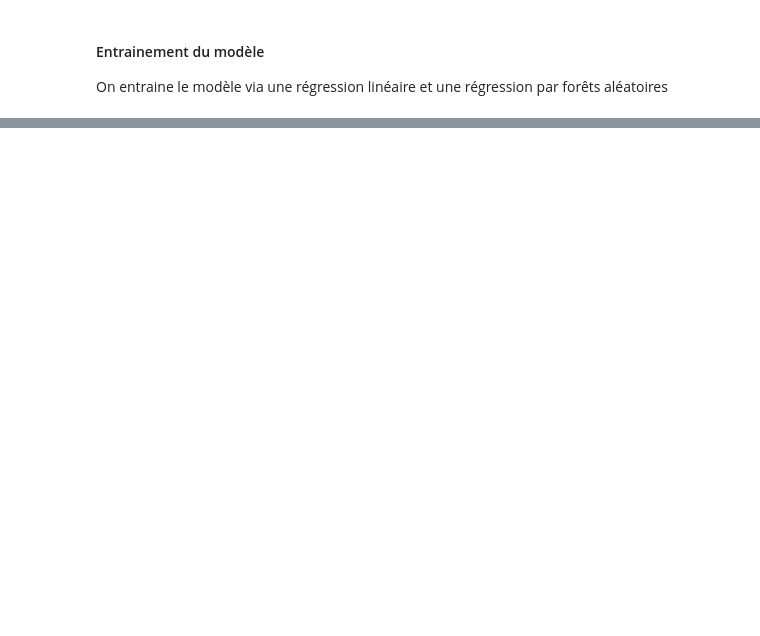
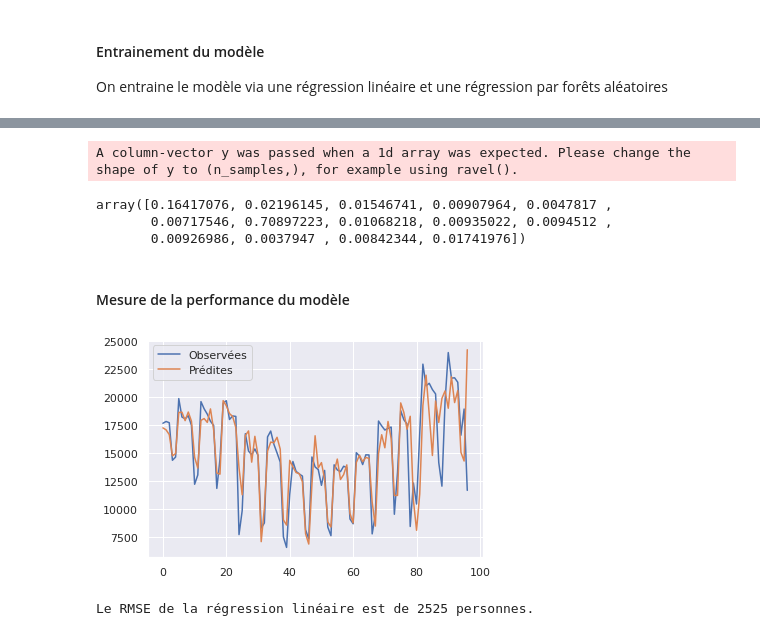
Before and after one commit to pierre-dumontel/subway_validations-, a Jupyter notebook: Notebook/Traitement_des_validations_du_réseau_de_transport_d'Ile_de_France_à_compléter.ipynb, the cells around one changed output, grey strips where cells are left out. Saved outputs shown, nothing was run; the diff lists cells and outputs as text; code cells hidden in the pictures; blank space fills up the shorter version.

```diff
--- a/Notebook/Traitement_des_validations_du_réseau_de_transport_d'Ile_de_France_à_compléter.ipynb
+++ b/Notebook/Traitement_des_validations_du_réseau_de_transport_d'Ile_de_France_à_compléter.ipynb
@@ -429,0 +524,28 @@ lm.coef_, lm.intercept_
+# %%
+from sklearn.ensemble import RandomForestRegressor
+RFreg = RandomForestRegressor()
+
+RF_model = RFreg.fit(X=Xtrain,y=ytrain)
+y_pred = lm.predict(Xtest)
+RF_model.feature_importances_
+# %% [output]
+A column-vector y was passed when a 1d array was expected. Please change the shape of y to (n_samples,), for example using ravel().
+array([0.16417076, 0.02196145, 0.01546741, 0.00907964, 0.0047817 ,
+       0.00717546, 0.70897223, 0.01068218, 0.00935022, 0.0094512 ,
+       0.00926986, 0.0037947 , 0.00842344, 0.01741976])
+# %% [markdown]
+#### Mesure de la performance du modèle
+# %%
+from sklearn.metrics import mean_squared_error
+from math import sqrt
+import matplotlib.pyplot as plt
+
+rmse_lm = sqrt(mean_squared_error(y_test,y_pred))
+plt.plot(y_test, label="Observées")
+plt.plot(y_pred, label="Prédites")
+plt.legend()
+plt.show()
+print("Le RMSE de la régression linéaire est de {:.0f} personnes.".format(rmse_lm))
+# %% [output]
+[figure, added]
+Le RMSE de la régression linéaire est de 2525 personnes.
```
Also changed, not shown: parts of 50 cells of this notebook.
